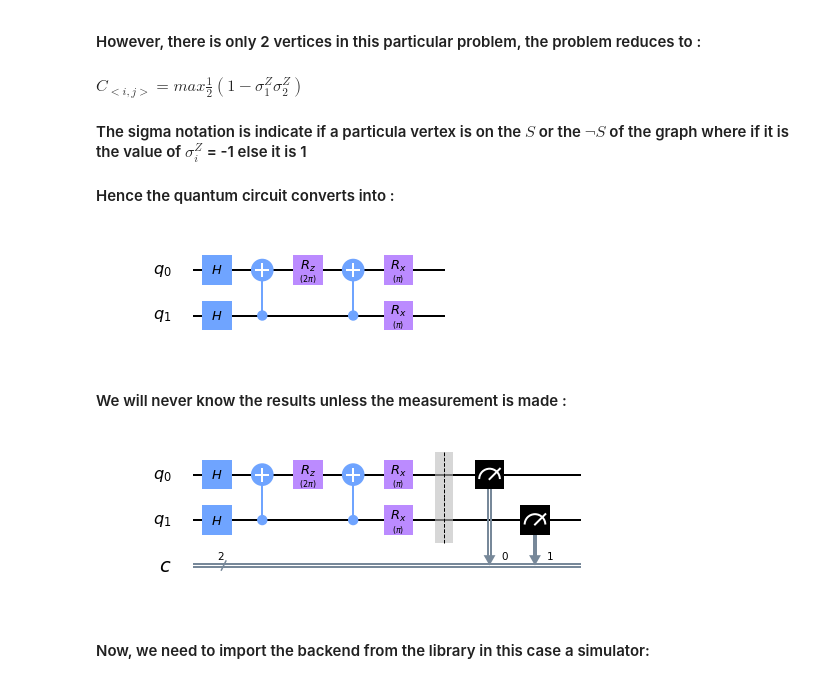
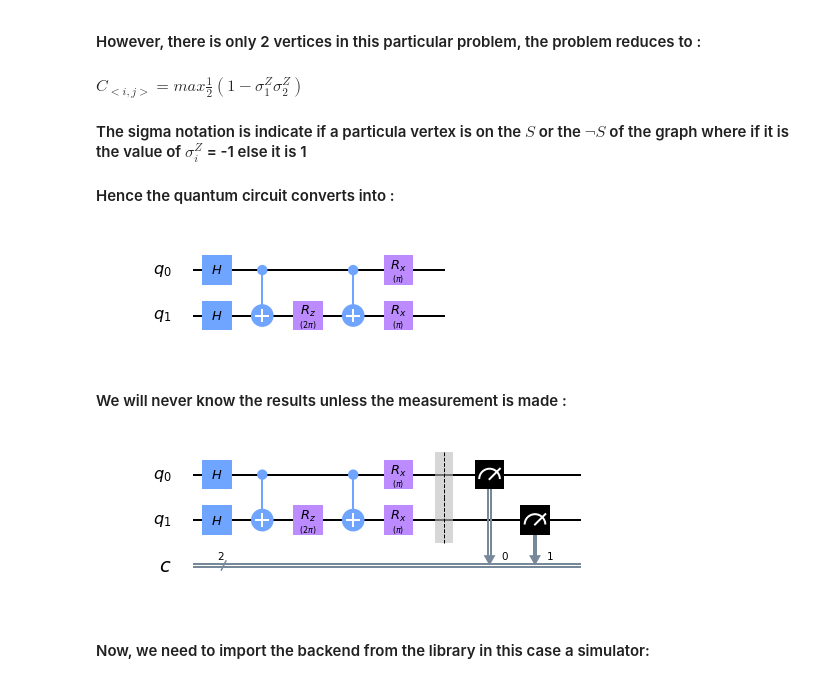
Before and after one commit to Anand270294/qiskit_test, a Jupyter notebook: Max_Cut_QAOA.ipynb, the cells around one changed output. Drawn from its saved outputs; the diff is of its cells as text; code cells hidden in the pictures.

```diff
--- a/Max_Cut_QAOA.ipynb
+++ b/Max_Cut_QAOA.ipynb
@@ -34,30 +34,30 @@ The iterable function was deprecated in Matplotlib 3.1 and will be removed in 3.
 # %%
 # Initialize the circuit
 circuit = QuantumCircuit(2)
 # Set the std params for the RX() gate
 beta = np.pi # range of betas for Rx is 0 <= B <= pi
 gamma = np.pi * 2 # range of gammas for Rz 0 <= g <= 2pi
 # Declare hyperparams
 hyperparams = [gamma, beta]
 
 ## MAX-CUT circuit for 2-vertices problem
 circuit.h(0)
 circuit.h(1)
 
 # declare the hamiltonian function
 Cost_hamiltonian = QuantumCircuit(2)
-Cost_hamiltonian.cx(1,0)
-Cost_hamiltonian.rz(hyperparams[0],0)
-Cost_hamiltonian.cx(1,0)
+Cost_hamiltonian.cx(0,1)
+Cost_hamiltonian.rz(hyperparams[0],1)
+Cost_hamiltonian.cx(0,1)
 Cost_hamiltonian.rx(hyperparams[1],0)
 Cost_hamiltonian.rx(hyperparams[1],1)
 
 circuit += Cost_hamiltonian
 
 # Draw the ciruit out
 circuit.draw(output='mpl')
 # %% [output]
-[figure, old version]
+[figure, new version]
 # %% [markdown]
 #### We will never know the results unless the measurement is made :
 # %%
@@ -74,7 +74,7 @@ qc += meas
 #drawing the circuit
 qc.draw(output='mpl')
 # %% [output]
-[figure, old version]
+[figure, new version]
 # %% [markdown]
 #### Now, we need to import the backend from the library in this case a simulator:
 # %%
```
Also changed, not shown: parts of 4 cells of this notebook, 2 other files.
